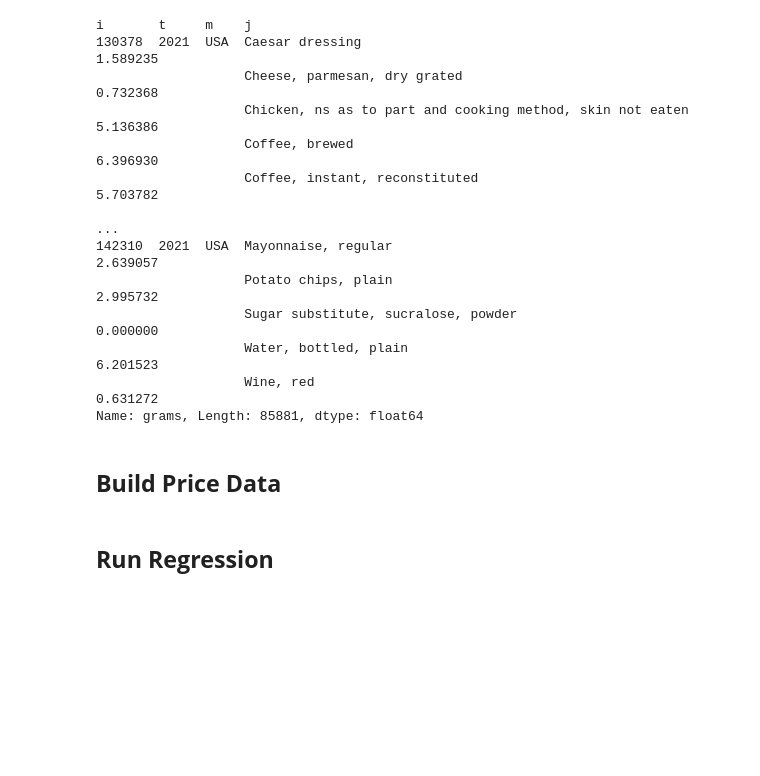
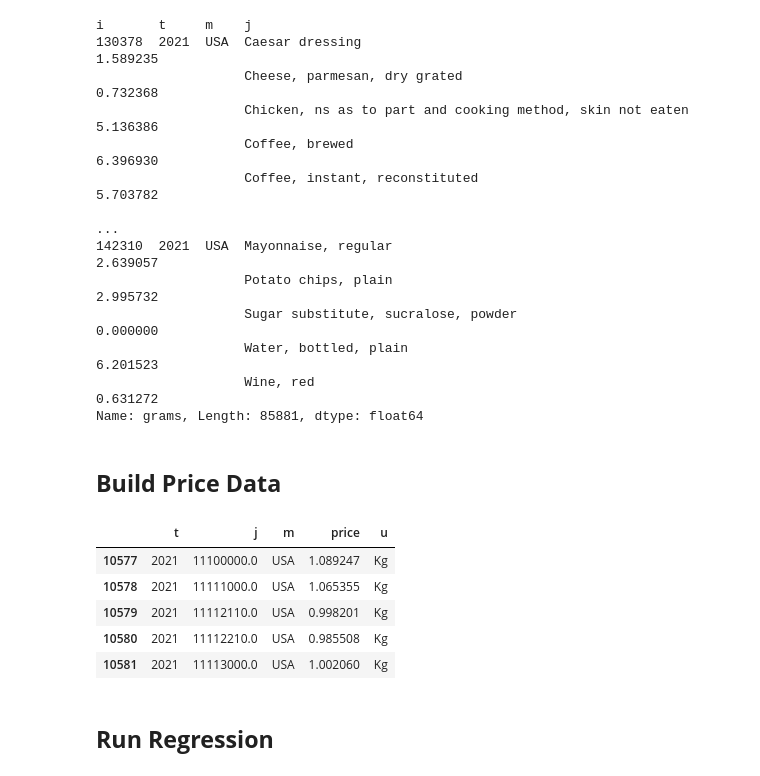
Before and after one commit to Reedhay/EEP153_Proj3, a Jupyter notebook: 2021_estimation_and_nutrition.ipynb, the cells around one changed output. Cells and saved outputs as stored; diff of their text form; code cells hidden in the pictures; blank space fills up the shorter version.

Commit message:
gathering price data for slides

```diff
--- a/2021_estimation_and_nutrition.ipynb
+++ b/2021_estimation_and_nutrition.ipynb
@@ -120,7 +122,7 @@ p["price"] = p["price"] * (cpi_2021/cpi_2018)
 
 p["t"] = "2021"
 
-
+p_2021 = p
 codes = pd.read_csv("proj3_min_cost_data - recipes.csv")
 
 codes = codes[["parent_foodcode", "parent_desc"]]
@@ -144,6 +146,15 @@ common_keys = p.columns.intersection(x_filtered.index.levels[-1])
 
 # Now subset p with these keys and transpose the result.
 p = p[common_keys].T
+# %%
+p_2021.head()
+# %% [output]
+|  | t | j | m | price | u |
+| 10577 | 2021 | 11100000.0 | USA | 1.089247 | Kg |
+| 10578 | 2021 | 11111000.0 | USA | 1.065355 | Kg |
+| 10579 | 2021 | 11112110.0 | USA | 0.998201 | Kg |
+| 10580 | 2021 | 11112210.0 | USA | 0.985508 | Kg |
+| 10581 | 2021 | 11113000.0 | USA | 1.002060 | Kg |
 # %%
 p.to_csv('2021_price.csv', index=False)
 # %% [markdown]
```
Also changed, not shown: parts of 2 cells of this notebook, 1 other file.
